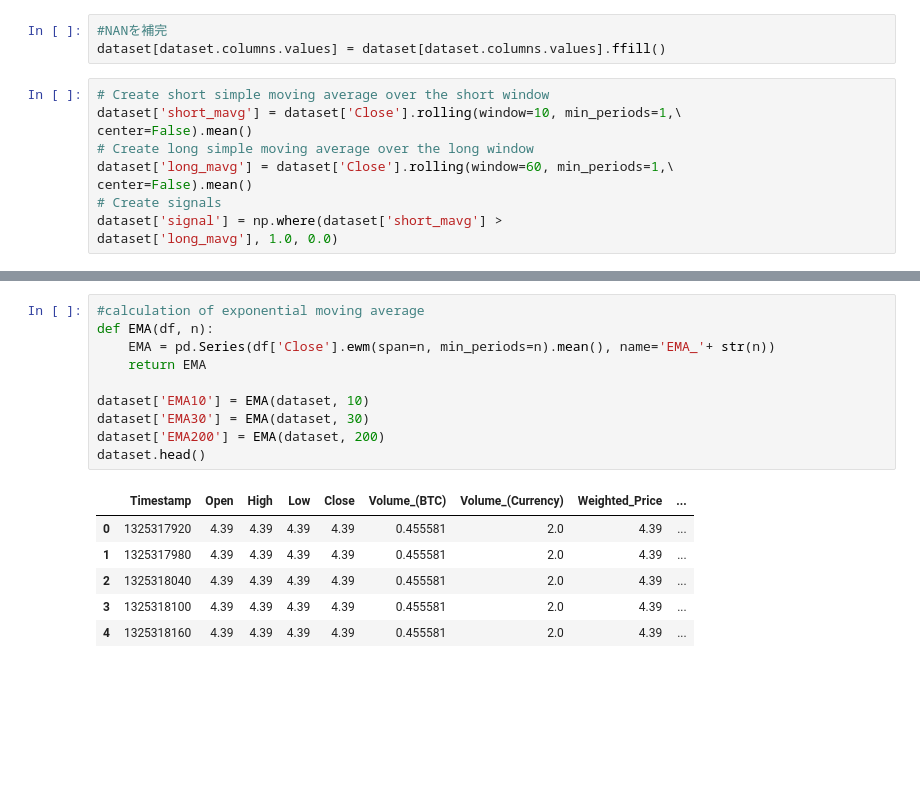
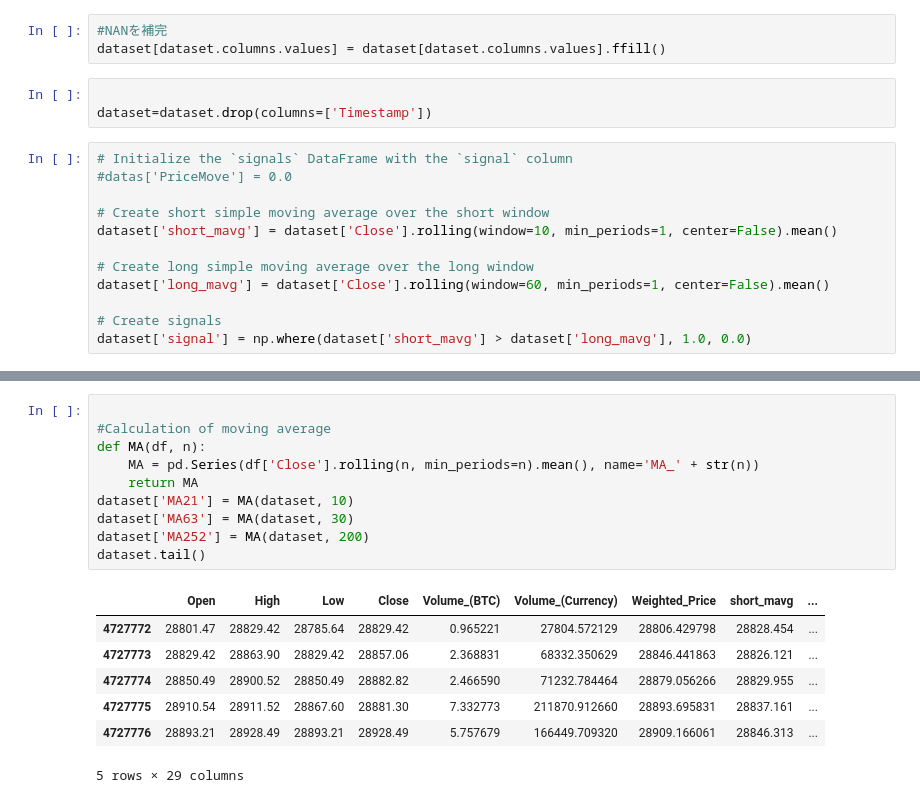
Before and after one commit to 892nske/btcbot, a Jupyter notebook: trade.ipynb, the cells around one changed output, grey strips where cells are left out. Cells and saved outputs as stored; diff of their text form; blank space fills up the shorter version.

```diff
--- a/trade.ipynb
+++ b/trade.ipynb
@@ -43,13 +43,18 @@ dataset.tail(2)
 # %%
 #NANを補完
 dataset[dataset.columns.values] = dataset[dataset.columns.values].ffill()
+# %%
+
+dataset=dataset.drop(columns=['Timestamp'])
 # %%
+# Initialize the `signals` DataFrame with the `signal` column
+#datas['PriceMove'] = 0.0
+
 # Create short simple moving average over the short window
-dataset['short_mavg'] = dataset['Close'].rolling(window=10, min_periods=1,\
-center=False).mean()
+dataset['short_mavg'] = dataset['Close'].rolling(window=10, min_periods=1, center=False).mean()
+
 # Create long simple moving average over the long window
-dataset['long_mavg'] = dataset['Close'].rolling(window=60, min_periods=1,\
-center=False).mean()
+dataset['long_mavg'] = dataset['Close'].rolling(window=60, min_periods=1, center=False).mean()
+
 # Create signals
-dataset['signal'] = np.where(dataset['short_mavg'] >
-dataset['long_mavg'], 1.0, 0.0)
+dataset['signal'] = np.where(dataset['short_mavg'] > dataset['long_mavg'], 1.0, 0.0)
@@ -56,17 +131,18 @@ dataset['long_mavg'], 1.0, 0.0)
 # %%
-#calculation of exponential moving average
-def EMA(df, n):
-    EMA = pd.Series(df['Close'].ewm(span=n, min_periods=n).mean(), name='EMA_'+ str(n))
-    return EMA
 
-dataset['EMA10'] = EMA(dataset, 10)
-dataset['EMA30'] = EMA(dataset, 30)
-dataset['EMA200'] = EMA(dataset, 200)
-dataset.head()
+#Calculation of moving average
+def MA(df, n):
+    MA = pd.Series(df['Close'].rolling(n, min_periods=n).mean(), name='MA_' + str(n))
+    return MA
+dataset['MA21'] = MA(dataset, 10)
+dataset['MA63'] = MA(dataset, 30)
+dataset['MA252'] = MA(dataset, 200)
+dataset.tail()
 # %% [output]
-|  | Timestamp | Open | High | Low | Close | Volume_(BTC) | Volume_(Currency) | Weighted_Price | ... |
-| 0 | 1325317920 | 4.39 | 4.39 | 4.39 | 4.39 | 0.455581 | 2.0 | 4.39 | ... |
-| 1 | 1325317980 | 4.39 | 4.39 | 4.39 | 4.39 | 0.455581 | 2.0 | 4.39 | ... |
-| 2 | 1325318040 | 4.39 | 4.39 | 4.39 | 4.39 | 0.455581 | 2.0 | 4.39 | ... |
-| 3 | 1325318100 | 4.39 | 4.39 | 4.39 | 4.39 | 0.455581 | 2.0 | 4.39 | ... |
-| 4 | 1325318160 | 4.39 | 4.39 | 4.39 | 4.39 | 0.455581 | 2.0 | 4.39 | ... |
+|  | Open | High | Low | Close | Volume_(BTC) | Volume_(Currency) | Weighted_Price | short_mavg | ... |
+| 4727772 | 28801.47 | 28829.42 | 28785.64 | 28829.42 | 0.965221 | 27804.572129 | 28806.429798 | 28828.454 | ... |
+| 4727773 | 28829.42 | 28863.90 | 28829.42 | 28857.06 | 2.368831 | 68332.350629 | 28846.441863 | 28826.121 | ... |
+| 4727774 | 28850.49 | 28900.52 | 28850.49 | 28882.82 | 2.466590 | 71232.784464 | 28879.056266 | 28829.955 | ... |
+| 4727775 | 28910.54 | 28911.52 | 28867.60 | 28881.30 | 7.332773 | 211870.912660 | 28893.695831 | 28837.161 | ... |
+| 4727776 | 28893.21 | 28928.49 | 28893.21 | 28928.49 | 5.757679 | 166449.709320 | 28909.166061 | 28846.313 | ... |
+5 rows × 29 columns
```
Also changed, not shown: parts of 21 cells of this notebook.
